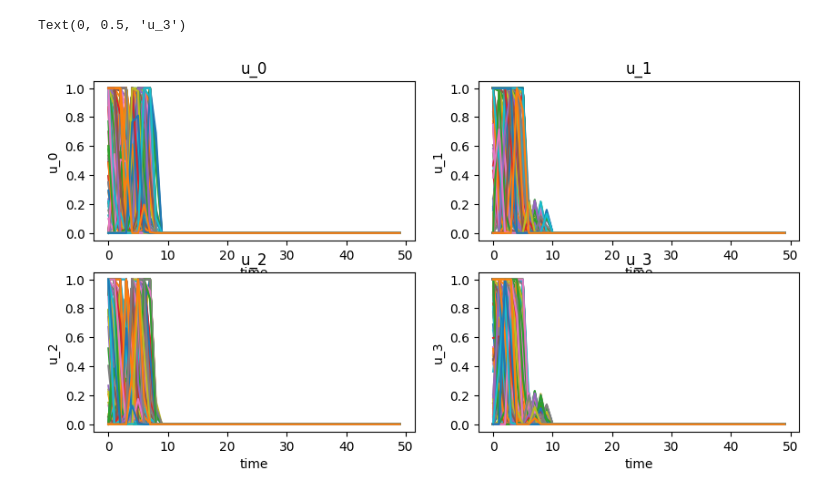
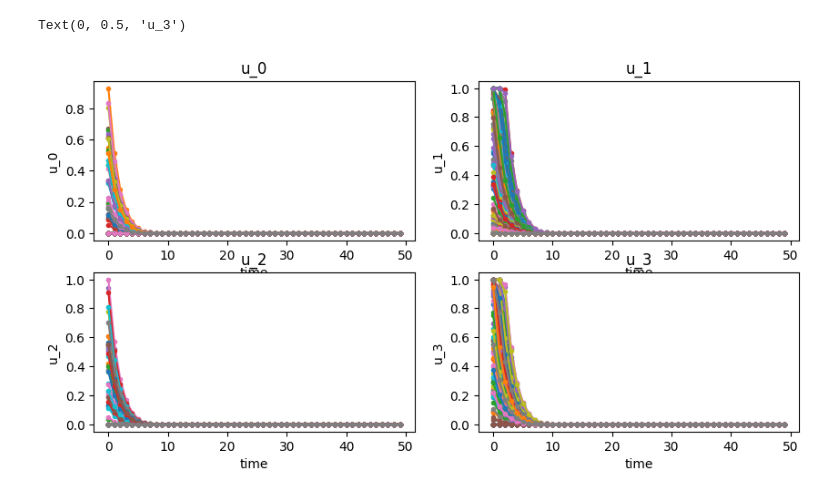
Before and after one commit to vateseif/maddpg-pettingzoo-pytorch, a Jupyter notebook: examples/torchmpc.ipynb, the cells around one changed output. Drawn from its saved outputs; the diff is of its cells as text; code cells hidden in the pictures.

```diff
--- a/examples/torchmpc.ipynb
+++ b/examples/torchmpc.ipynb
@@ -48,23 +39,33 @@ cost = mpc.QuadCost(Q, p)
 # %%
 # init
 u_init = None
-x_init = torch.rand(batch_size, Ns)
+x_init = torch.rand((batch_size, Ns))
 
 x_history = [torch.unsqueeze(x_init, -1)]
 u_history = []
 
+for i in range(Tsim):
+  # Quadratic cost
+  xd = -x_init + torch.tensor([0.5, 0.5, 0., 0.]).repeat(batch_size, 1)       # (B, Ns) desired states
+  xd[:, 2:] = torch.ones((batch_size, 2)) * 1e-5
+  w = torch.tensor([1., 1., 1e-1, 1e-1])                                      # (Ns,) state weights
+  q = torch.cat((w, 1e-1 * torch.ones(Na)))                                   # (Ns+Na,) state-action weights
+  Q = torch.diag(q).repeat(T, batch_size, 1, 1)                               # (T, B, Ns+Na, Ns+Na) weight matrix
+  px = -torch.sqrt(w) * xd                                                    # (B, Ns) linear cost vector
+  p = torch.cat((px, 1e-2*torch.ones((batch_size, Na))), 1).repeat(T, 1, 1)   # (T, B, Ns+Na) linear cost vector for state-action
+  cost = mpc.QuadCost(Q, p)
 
-for i in range(Tsim):
   # recreate controller using updated u_init (kind of wasteful right?)
   ctrl = mpc.MPC(Ns, Na, T, u_lower=0., u_upper=1., lqr_iter=LQR_ITER,
-                exit_unconverged=False, eps=1e-2,
-                n_batch=batch_size, backprop=False, verbose=0, u_init=u_init,
+                exit_unconverged=True, eps=1e-2,
+                n_batch=batch_size, backprop=True, verbose=0, u_init=u_init,
                 grad_method=mpc.GradMethods.AUTO_DIFF)
   # compute action based on current state, dynamics, and cost
-  nominal_states, nominal_actions, nominal_objs = ctrl(x_init, cost, LinDx(Fd))
+  x0 = torch.cat((torch.zeros(batch_size, 2), x_init[:, 2:]), 1)
+  nominal_states, nominal_actions, nominal_objs = ctrl(x0, cost, LinDx(Fd))
   action = nominal_actions[0]  # take first planned action
   # propagate state
-  x_init = torch.matmul(Fd, torch.unsqueeze(torch.cat((x_init, action), dim=1), -1)).squeeze()[0]
+  x_init = torch.matmul(Fd, torch.unsqueeze(torch.cat((x_init, action), dim=1), -1)).squeeze(-1)[0]
   # store state and action
   x_history.append(torch.unsqueeze(x_init, -1))
   u_init = torch.cat((nominal_actions[1:], torch.zeros(1, batch_size, Na)), dim=0)
@@ -74,7 +75,7 @@ x_history = torch.cat(x_history, -1)
 u_history = torch.cat(u_history, -1)
 # %%
 for i in range(batch_size):
-  plt.plot(x_history[i, 1, :], x_history[i, 0, :])
+  plt.plot(x_history[i, 1, :], x_history[i, 0, :], '.-')
 plt.title(f"Trajectories: batch size {batch_size}")
 plt.xlabel("y")
 plt.xlabel("x")
@@ -97,0 +99,11 @@ Text(0, 0.5, 'y position')
+# %%
+fig, ax = plt.subplots(1, 2, figsize=(10,3))
+for i in range(batch_size):
+  ax[0].plot(torch.arange(0, Tsim+1), x_history[i, 2, :])
+  ax[1].plot(torch.arange(0, Tsim+1), x_history[i, 3, :])
+ax[0].set_title("v_x")
+ax[1].set_title("v_y")
+ax[0].set_xlabel("time")
+ax[1].set_xlabel("time")
+ax[0].set_ylabel("v_x")
+ax[1].set_ylabel("v_y")
@@ -98,23 +113,23 @@ Text(0, 0.5, 'y position')
 # %%
 fig, ax = plt.subplots(2, 2, figsize=(10,5))
 for i in range(batch_size):
-  ax[0][0].plot(torch.arange(0, Tsim), u_history[i, 0, :])
-  ax[0][1].plot(torch.arange(0, Tsim), u_history[i, 1, :])
-  ax[1][0].plot(torch.arange(0, Tsim), u_history[i, 2, :])
-  ax[1][1].plot(torch.arange(0, Tsim), u_history[i, 3, :])
+  ax[0][0].plot(torch.arange(0, Tsim), u_history[i, 0, :], '.-')
+  ax[0][1].plot(torch.arange(0, Tsim), u_history[i, 1, :], '.-')
+  ax[1][0].plot(torch.arange(0, Tsim), u_history[i, 2, :], '.-')
+  ax[1][1].plot(torch.arange(0, Tsim), u_history[i, 3, :], '.-')
 
 ax[0][0].set_title("u_0")
 ax[0][1].set_title("u_1")
 ax[1][0].set_title("u_2")
 ax[1][1].set_title("u_3")
 ax[0][0].set_xlabel("time")
 ax[0][1].set_xlabel("time")
 ax[1][0].set_xlabel("time")
 ax[1][1].set_xlabel("time")
 ax[0][0].set_ylabel("u_0")
 ax[0][1].set_ylabel("u_1")
 ax[1][0].set_ylabel("u_2")
 ax[1][1].set_ylabel("u_3")
 # %% [output]
 Text(0, 0.5, 'u_3')
-[figure, old version]
+[figure, new version]
```
Also changed, not shown: parts of 5 cells of this notebook.
